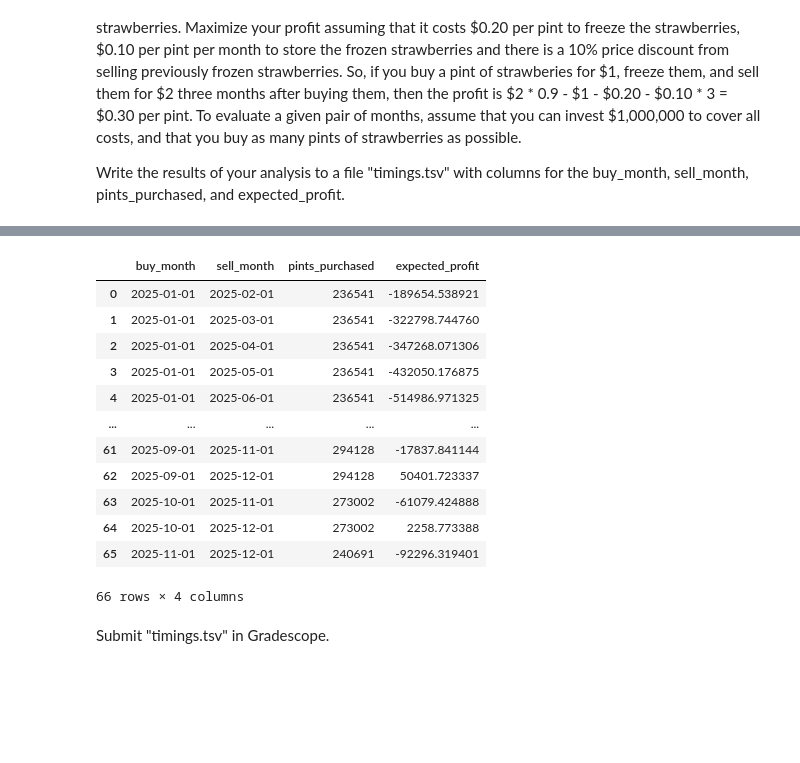
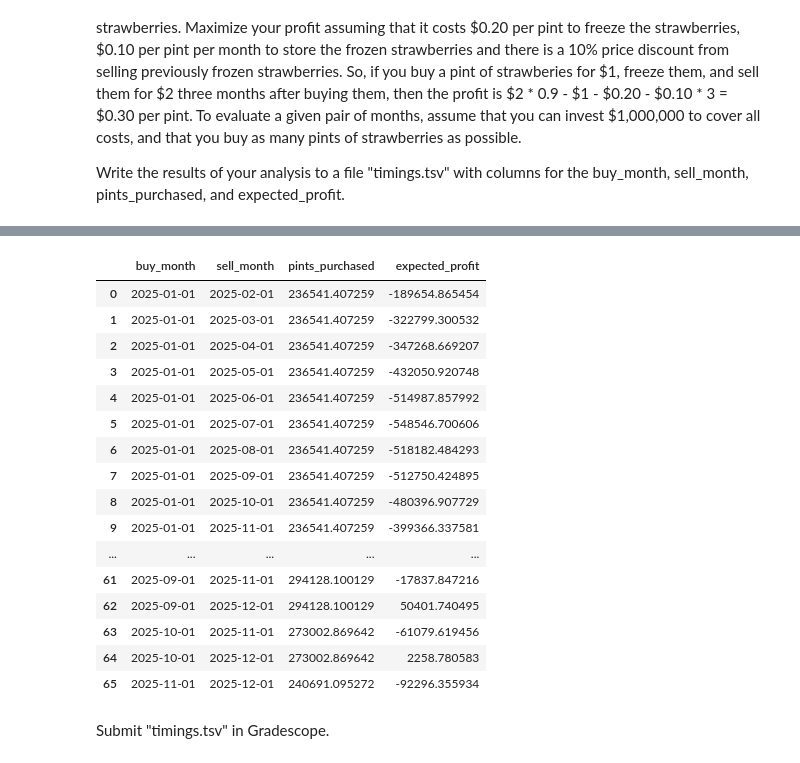
Before and after one commit to mwan30/dx704-project-02, a Jupyter notebook: project.ipynb, the cells around one changed output, grey strips where cells are left out. Saved outputs shown, nothing was run; the diff lists cells and outputs as text; code cells hidden in the pictures; blank space fills up the shorter version.

Commit message:
pints???

```diff
--- a/project.ipynb
+++ b/project.ipynb
@@ -130,31 +146,36 @@ Write the results of your analysis to a file "timings.tsv" with columns for the
 # %%
 # YOUR CHANGES HERE
 
 pairs = []
 for i, buy_row in strawberry_forecast.iterrows():
     for j, sell_row in strawberry_forecast.iterrows():
         if j > i:
             months = j - i
-            per_pint = sell_row.price * 0.9 - buy_row.price - 0.20 - 0.10 * months
-            pints = int(1_000_000 // buy_row.price)
+            per_pint = (sell_row.price * 0.9) - buy_row.price - 0.20 - (0.10 * months)
+            pints = 1000000 / buy_row.price
             pairs.append([buy_row.month, sell_row.month, pints, pints*per_pint])
 
 pairs_df = pd.DataFrame(pairs, columns=['buy_month', 'sell_month', 'pints_purchased', 'expected_profit'])
+pd.set_option('display.max_rows', None)
 pairs_df
 # %% [output]
 |  | buy_month | sell_month | pints_purchased | expected_profit |
-| 0 | 2025-01-01 | 2025-02-01 | 236541 | -189654.538921 |
-| 1 | 2025-01-01 | 2025-03-01 | 236541 | -322798.744760 |
-| 2 | 2025-01-01 | 2025-04-01 | 236541 | -347268.071306 |
-| 3 | 2025-01-01 | 2025-05-01 | 236541 | -432050.176875 |
-| 4 | 2025-01-01 | 2025-06-01 | 236541 | -514986.971325 |
+| 0 | 2025-01-01 | 2025-02-01 | 236541.407259 | -189654.865454 |
+| 1 | 2025-01-01 | 2025-03-01 | 236541.407259 | -322799.300532 |
+| 2 | 2025-01-01 | 2025-04-01 | 236541.407259 | -347268.669207 |
+| 3 | 2025-01-01 | 2025-05-01 | 236541.407259 | -432050.920748 |
+| 4 | 2025-01-01 | 2025-06-01 | 236541.407259 | -514987.857992 |
+| 5 | 2025-01-01 | 2025-07-01 | 236541.407259 | -548546.700606 |
+| 6 | 2025-01-01 | 2025-08-01 | 236541.407259 | -518182.484293 |
+| 7 | 2025-01-01 | 2025-09-01 | 236541.407259 | -512750.424895 |
+| 8 | 2025-01-01 | 2025-10-01 | 236541.407259 | -480396.907729 |
+| 9 | 2025-01-01 | 2025-11-01 | 236541.407259 | -399366.337581 |
 | ... | ... | ... | ... | ... |
-| 61 | 2025-09-01 | 2025-11-01 | 294128 | -17837.841144 |
-| 62 | 2025-09-01 | 2025-12-01 | 294128 | 50401.723337 |
-| 63 | 2025-10-01 | 2025-11-01 | 273002 | -61079.424888 |
-| 64 | 2025-10-01 | 2025-12-01 | 273002 | 2258.773388 |
-| 65 | 2025-11-01 | 2025-12-01 | 240691 | -92296.319401 |
+| 61 | 2025-09-01 | 2025-11-01 | 294128.100129 | -17837.847216 |
+| 62 | 2025-09-01 | 2025-12-01 | 294128.100129 | 50401.740495 |
+| 63 | 2025-10-01 | 2025-11-01 | 273002.869642 | -61079.619456 |
+| 64 | 2025-10-01 | 2025-12-01 | 273002.869642 | 2258.780583 |
+| 65 | 2025-11-01 | 2025-12-01 | 240691.095272 | -92296.355934 |
-66 rows × 4 columns
 # %%
 pairs_df.to_csv('timings.tsv', sep='\t')
 # %% [markdown]
```
Also changed, not shown: parts of 4 cells of this notebook, 2 other files.
